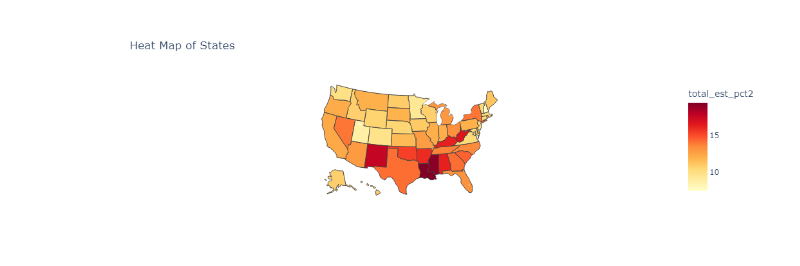
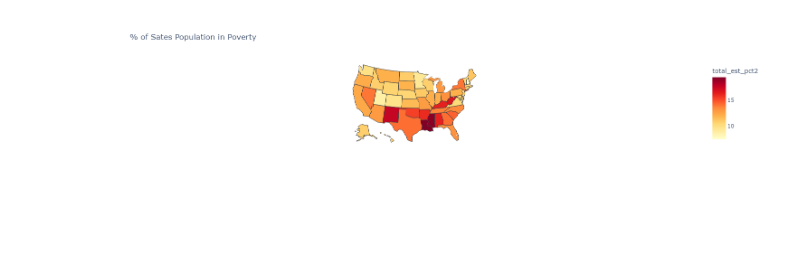
Before and after one commit to NefertitiM/Determinants-of-Opioid-Mortality, a Jupyter notebook: Test1Joe.ipynb, the cells around one changed output. Saved outputs shown, nothing was run; the diff lists cells and outputs as text; code cells hidden in the pictures; blank space fills up the shorter version.

```diff
--- a/Test1Joe.ipynb
+++ b/Test1Joe.ipynb
@@ -42 +8,5 @@ df['total_est_pct2'] = df['total_est_pct2'].astype(float)
+# %%
+# read into only neccesary colummns
+df = df[['Textbox98', 'state_National', 'total_est_pct2']]
+df = df.dropna(inplace=False)
 # %%
@@ -98,14 +69,14 @@ df['Abbreviation'] = df['state_National'].map(state_abbreviations)
 # %%
 # Create the choropleth map
 fig = px.choropleth(df,
                     locations='Abbreviation',
                     locationmode="USA-states",
                     color='total_est_pct2',
                     scope="usa",
                     color_continuous_scale="YlOrRd",  # or any other color scale
-                    title="Heat Map of States")
+                    title=" % of Sates Population in Poverty")
 
 # Show the figure
 fig.show()
 # %% [output]
-[figure, old version]
+[figure, new version]
```
Also changed, not shown: parts of 12 cells of this notebook, 6 other files.
